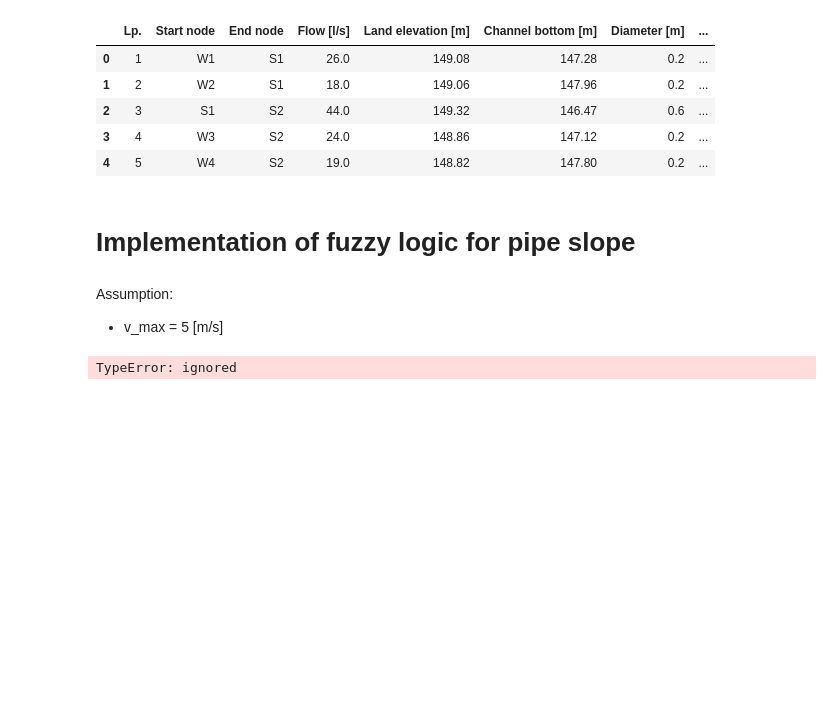
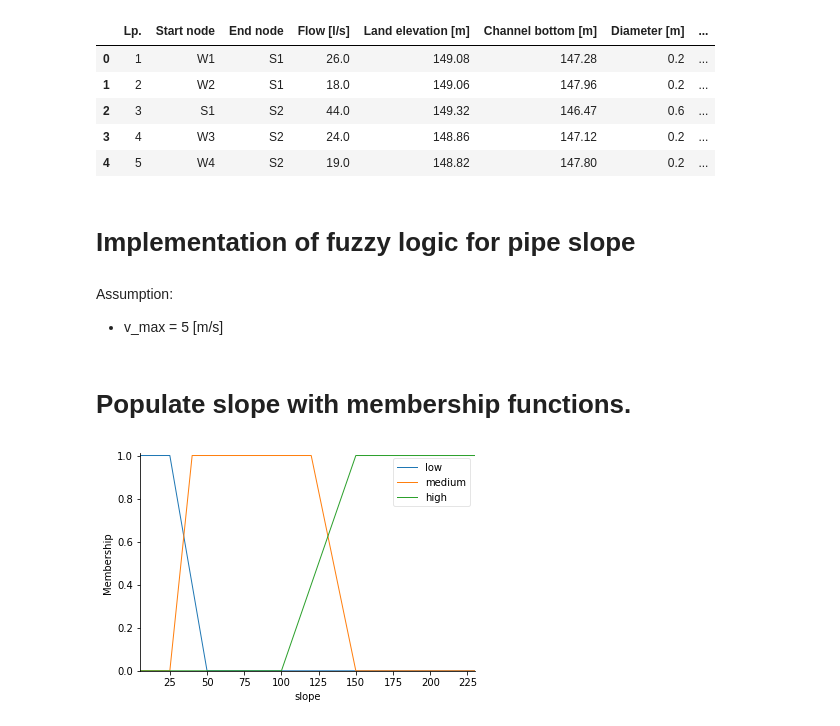
Before and after one commit to BuczynskiRafal/pipe_calculations, a Jupyter notebook: fuzzy logic.ipynb, the cells around one changed output. Cells and saved outputs as stored; diff of their text form; code cells hidden in the pictures; blank space fills up the shorter version.

```diff
--- a/fuzzy logic.ipynb
+++ b/fuzzy logic.ipynb
@@ -180,8 +181,34 @@ Row count with invalid pipe filling: 0
 Assumption:
 * v_max = 5 [m/s]
 # %%
-d = np.array([0.2, 0.25, 0.3, 0.4, 0.5, 0.6, 0.8, 1, 1.5, 2])
-# i_min =
-i_max = np.array([230, 167.5, 132.5, 90, 67.5, 52.5, 37.5, 27.5, 15.6, 10.6])
+# d = np.array([0.2, 0.25, 0.3, 0.4, 0.5, 0.6, 0.8, 1, 1.5, 2])
+# diameter = ctrl.Antecedent(d, diameter)
+
+# q = np.arrange([0, 150, 1])
+# # i_min =
+# i_max = np.array([230, 167.5, 132.5, 90, 67.5, 52.5, 37.5, 27.5, 15.6, 10.6])
+# for dimenstion in d:
+#     i =
+
+# wejścia do analizy dla DN 200
+h_max = pipe.max_h(0.2)
+
+# dla pojedyńczego przypadku
+d = 0.2
+i_min = 1 / d
+i_max = pipe.max_slope(d=d)
+slope = ctrl.Antecedent(np.arange(i_min, i_max + 1, 1), 'slope')
+
+v_min = 0
+v_max = 5
+velocity = ctrl.Antecedent(np.arange(v_min, v_max, 0.1), 'velocity')
-# %% [output]
-TypeError: ignored
+# %% [markdown]
+# Populate slope with membership functions.
+# %%
+slope['low'] = fuzz.trapmf(slope.universe, [i_min, i_min, i_min + 20, 50])
+slope['medium'] = fuzz.trapmf(slope.universe, [25, 40, 120, 150])
+slope['high'] = fuzz.trapmf(slope.universe, [100, 150, i_max, i_max])
+
+slope.view()
+# %% [output]
+[figure, added]
```
Also changed, not shown: parts of 4 cells of this notebook.
